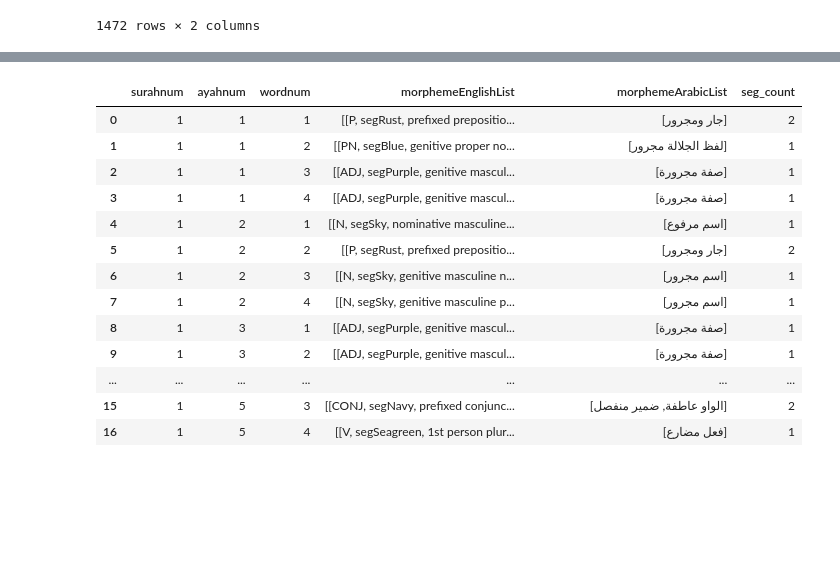
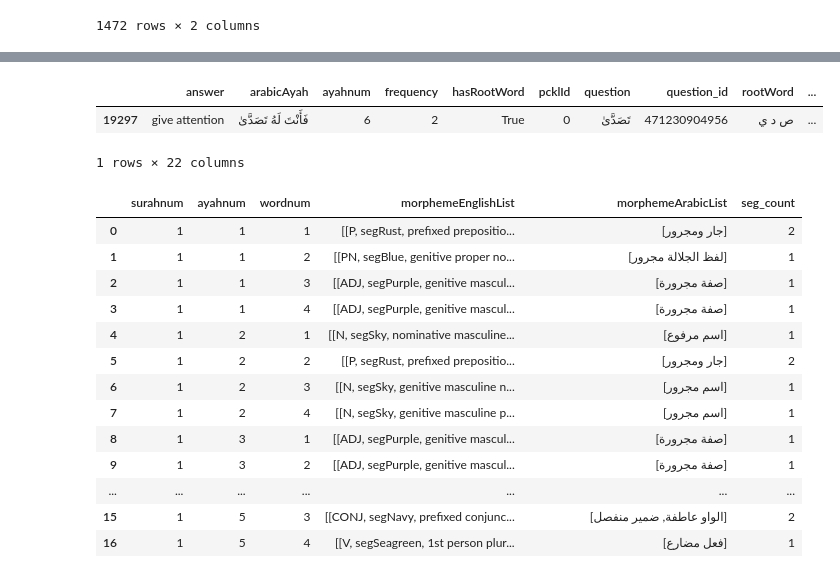
Before and after one commit to sayemmh/project-zayd-api, a Jupyter notebook: wazn_levels-Copy1.ipynb, the cells around one changed output, grey strips where cells are left out. Saved outputs shown, nothing was run; the diff lists cells and outputs as text; code cells hidden in the pictures; blank space fills up the shorter version.

```diff
--- a/wazn_levels-Copy1.ipynb
+++ b/wazn_levels-Copy1.ipynb
@@ -306,3 +298,9 @@ t2
+# %%
+swl_verb[swl_verb['question_id'] == 471230904956]
+# %% [output]
+|  | answer | arabicAyah | ayahnum | frequency | hasRootWord | pcklId | question | question_id | rootWord | ... |
+| 19297 | give attention | فَأَنْتَ لَهُ تَصَدَّىٰ | 6 | 2 | True | 0 | تَصَدَّىٰ | 471230904956 | ص د ي | ... |
+1 rows × 22 columns
 # %%
 morpheme_df.head(20)
 # %% [output]
```
Also changed, not shown: parts of 11 cells of this notebook, 1 other file.
